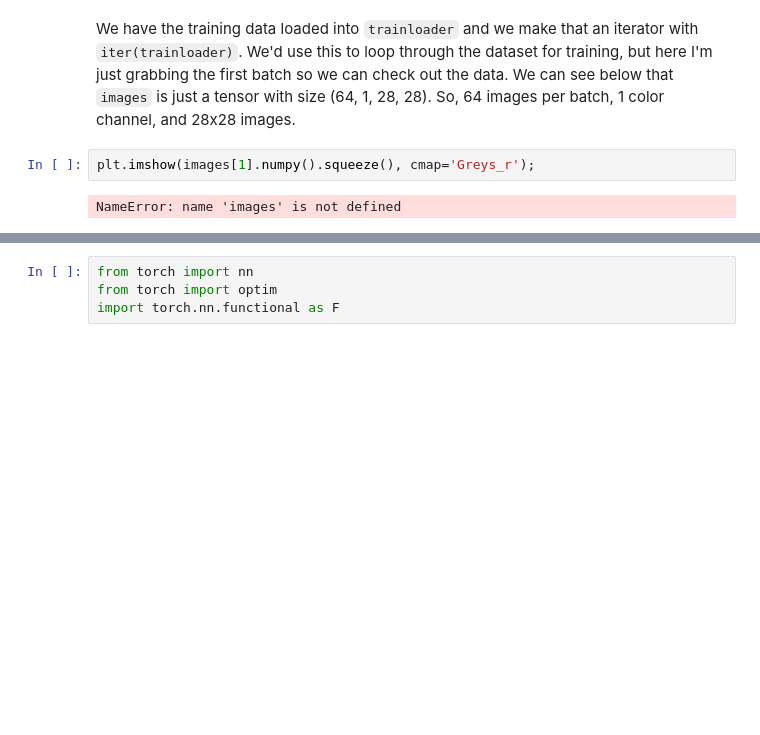
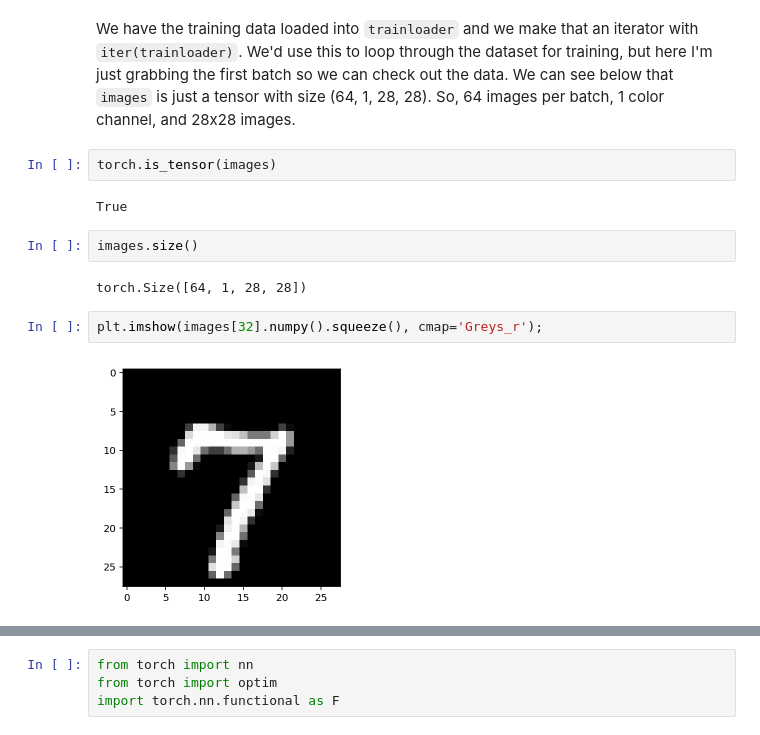
Before and after one commit to OanaGaskey/-DeepLearning-PyTorch, a Jupyter notebook: Part 2 - Neural Networks in PyTorch.ipynb, the cells around one changed output, grey strips where cells are left out. Saved outputs shown, nothing was run; the diff lists cells and outputs as text; blank space fills up the shorter version.

```diff
--- a/Part 2 - Neural Networks in PyTorch.ipynb
+++ b/Part 2 - Neural Networks in PyTorch.ipynb
@@ -52,9 +35,17 @@ RuntimeError: output with shape [1, 28, 28] doesn't match the broadcast shape [3
 # %% [markdown]
 We have the training data loaded into `trainloader` and we make that an iterator with `iter(trainloader)`. We'd use this to loop through the dataset for training, but here I'm just grabbing the first batch so we can check out the data. We can see below that `images` is just a tensor with size (64, 1, 28, 28). So, 64 images per batch, 1 color channel, and 28x28 images.
+# %%
+torch.is_tensor(images)
+# %% [output]
+True
+# %%
+images.size()
+# %% [output]
+torch.Size([64, 1, 28, 28])
 # %%
-plt.imshow(images[1].numpy().squeeze(), cmap='Greys_r');
+plt.imshow(images[32].numpy().squeeze(), cmap='Greys_r');
 # %% [output]
-NameError: name 'images' is not defined
+[figure, added]
 # %% [markdown]
 ## Building networks with PyTorch
 
```
Also changed, not shown: parts of 9 cells of this notebook.
